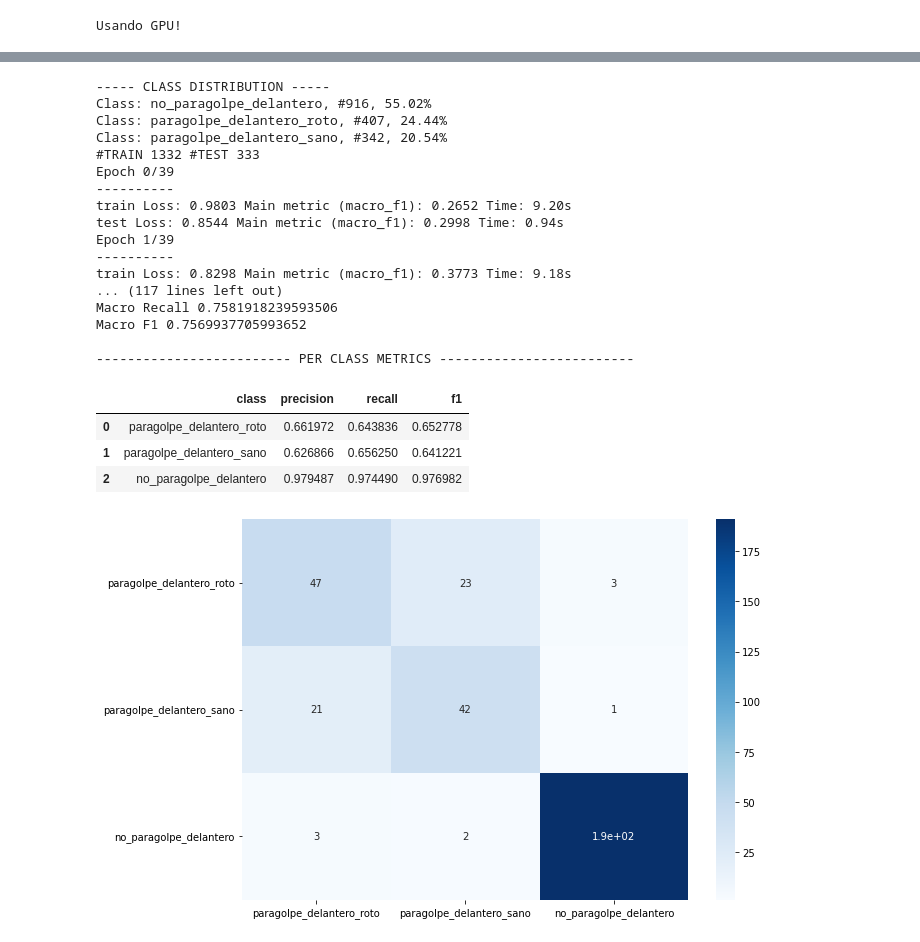
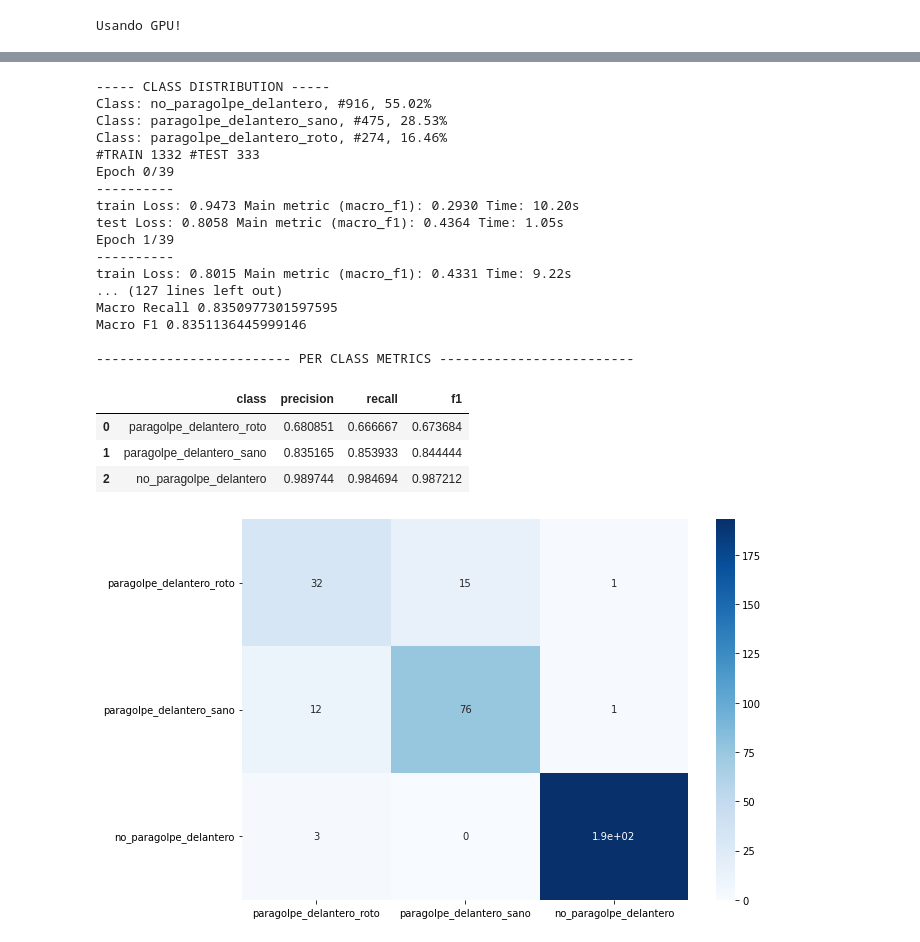
Before and after one commit to FrancoCuevas444/damage-classification-notebooks, a Jupyter notebook: preonepart_paragolpedel_finetuning-resnet.ipynb, the cells around one changed output, grey strips where cells are left out. Saved outputs shown, nothing was run; the diff lists cells and outputs as text; code cells hidden in the pictures.

```diff
--- a/preonepart_paragolpedel_finetuning-resnet.ipynb
+++ b/preonepart_paragolpedel_finetuning-resnet.ipynb
@@ -43,40 +44,41 @@ Image preloading complete in 1m 15s
 The preloaded images use 0.07039642333984375MB of memory
 # %%
+part = "Paragolpe Delantero"
 MODEL_NAME = "one_part_model"
-EXPERIMENT_NAME = "resnet50_paragolpe_fine_tuning-new-final"
+EXPERIMENT_NAME = "resnet50_finetuning-paragolpedel-new-final-visibility"
 
 main.train_one_part_model(
     part,
     preloaded_images,
     MODEL_NAME,
     EXPERIMENT_NAME,
     device,
     feature_extraction=False,
     train_ratio=0.8,
     random_state=42,
     num_epochs=40,
-    ignore_repair=True
+    visibility_file="./dataset_modules/analisis_manual_paragolpe.csv"
 )
 # %% [output]
 ----- CLASS DISTRIBUTION -----
 Class: no_paragolpe_delantero, #916, 55.02%
-Class: paragolpe_delantero_roto, #407, 24.44%
-Class: paragolpe_delantero_sano, #342, 20.54%
+Class: paragolpe_delantero_sano, #475, 28.53%
+Class: paragolpe_delantero_roto, #274, 16.46%
 #TRAIN 1332 #TEST 333
 Epoch 0/39
 ----------
-train Loss: 0.9803 Main metric (macro_f1): 0.2652 Time: 9.20s
-test Loss: 0.8544 Main metric (macro_f1): 0.2998 Time: 0.94s
+train Loss: 0.9473 Main metric (macro_f1): 0.2930 Time: 10.20s
+test Loss: 0.8058 Main metric (macro_f1): 0.4364 Time: 1.05s
 Epoch 1/39
 ----------
-train Loss: 0.8298 Main metric (macro_f1): 0.3773 Time: 9.18s
-... (117 lines left out)
-Macro Recall 0.7581918239593506
-Macro F1 0.7569937705993652
+train Loss: 0.8015 Main metric (macro_f1): 0.4331 Time: 9.22s
+... (127 lines left out)
+Macro Recall 0.8350977301597595
+Macro F1 0.8351136445999146
 
 ------------------------- PER CLASS METRICS -------------------------
 |  | class | precision | recall | f1 |
-| 0 | paragolpe_delantero_roto | 0.661972 | 0.643836 | 0.652778 |
-| 1 | paragolpe_delantero_sano | 0.626866 | 0.656250 | 0.641221 |
-| 2 | no_paragolpe_delantero | 0.979487 | 0.974490 | 0.976982 |
+| 0 | paragolpe_delantero_roto | 0.680851 | 0.666667 | 0.673684 |
+| 1 | paragolpe_delantero_sano | 0.835165 | 0.853933 | 0.844444 |
+| 2 | no_paragolpe_delantero | 0.989744 | 0.984694 | 0.987212 |
-[figure, old version]
+[figure, new version]
```
Also changed, not shown: parts of 4 cells of this notebook, 7 other files.
